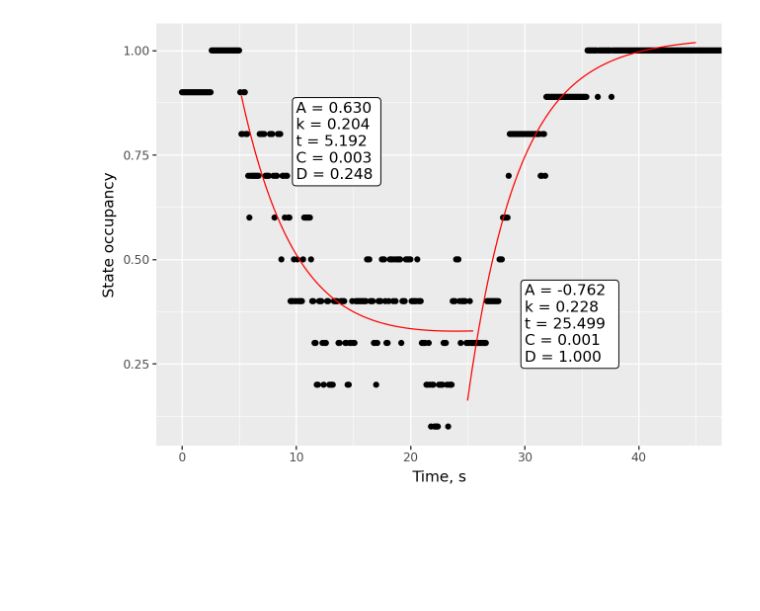
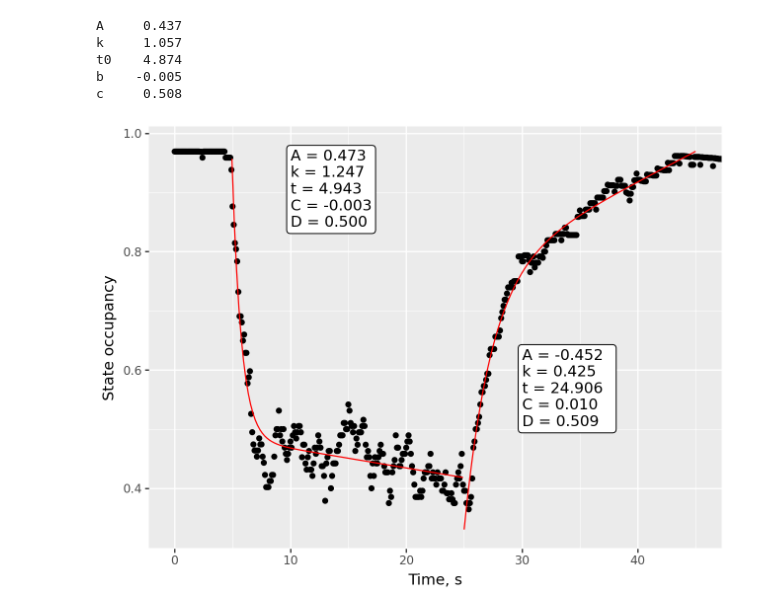
Before and after one commit to ximeg/stopped-flow-kinetic-analysis, a Jupyter notebook: scripts/sandbox.ipynb, the cells around one changed output. Cells and saved outputs as stored; diff of their text form; code cells hidden in the pictures; blank space fills up the shorter version.

```diff
--- a/scripts/sandbox.ipynb
+++ b/scripts/sandbox.ipynb
@@ -7,13 +7,26 @@ ar = np.genfromtxt('../data/A/combined_traces/10uM_idl.csv', delimiter=',')
 from sfkinetics import PopData
 
 popdata = PopData(ar)
+# %%
+d = dict(A = 0.437, k=1.057, t0=4.874, b=-0.005, c=0.508)
+s = pd.Series(d)
+print(str(s).rstrip("ndtype: float64"))
+# %% [output]
+A     0.437
+k     1.057
+t0    4.874
+b    -0.005
+c     0.508
 # %%
 from scipy.optimize import curve_fit
 from plotnine import ggplot, geom_line, aes, xlab, ylab, coord_cartesian, geom_point, geom_label, annotate
 import textwrap
 
+#class FitParams():
+#    def __init__(self):
 
-# Define the custom function combining exponential and linear decay
+
+# Define the custom fitting function combining exponential decay and linear change
 def fit_func(x, A, k, x0, b, c):
     return A*np.exp(-k*(x - x0)) + b*x + c
 
@@ -28,7 +41,7 @@ class TransitionFitting:
 
     def _fit1(self):
         """Fit first transition"""
-        df = self.data.from_to(self.t1, self.t2)
+        df = self.data.query(f"{self.t1} <= time and time <= {self.t2}")
         x, y = df.time, df.state_occupancy
 
         # Initial guess for the parameters: [A, B, C, D]
@@ -42,7 +55,7 @@ class TransitionFitting:
 
     def _fit2(self):
         """Fit second transition"""
-        df = self.data.from_to(self.t2, self.t3)
+        df = self.data.query(f"{self.t2} <= time and time <= {self.t3}")
         x, y = df.time, df.state_occupancy
 
         # Initial guess for the parameters: [A, B, C, D]
@@ -73,7 +86,7 @@ class TransitionFitting:
         return [geom_point(aes(x='time', y='state_occupancy'), data=self.data)]
 
     def _gg_fit1_layer(self):
-        x = np.linspace(self.params1[2], self.params2[2], 1000)
+        x = np.linspace(self.params1[2], self.params2[2], 100)
         y = fit_func(x, *self.params1)
         fit_lbl = self._print_fit_params(self.params1)
 
@@ -107,8 +120,8 @@ class TransitionFitting:
             plot += layer
         return plot + coord_cartesian(xlim=(0, self.t3))
 # %%
-popdata = PopData(ar[np.random.choice(ar.shape[0], 10, replace=True)])
+popdata = PopData(ar[np.random.choice(ar.shape[0], 100, replace=True)])
 tf = TransitionFitting(popdata, t1=5, t2=25, t3=45)
 tf.ggplot()
 # %% [output]
-[figure, old version]
+[figure, new version]
```
Also changed, not shown: 2 other files.
